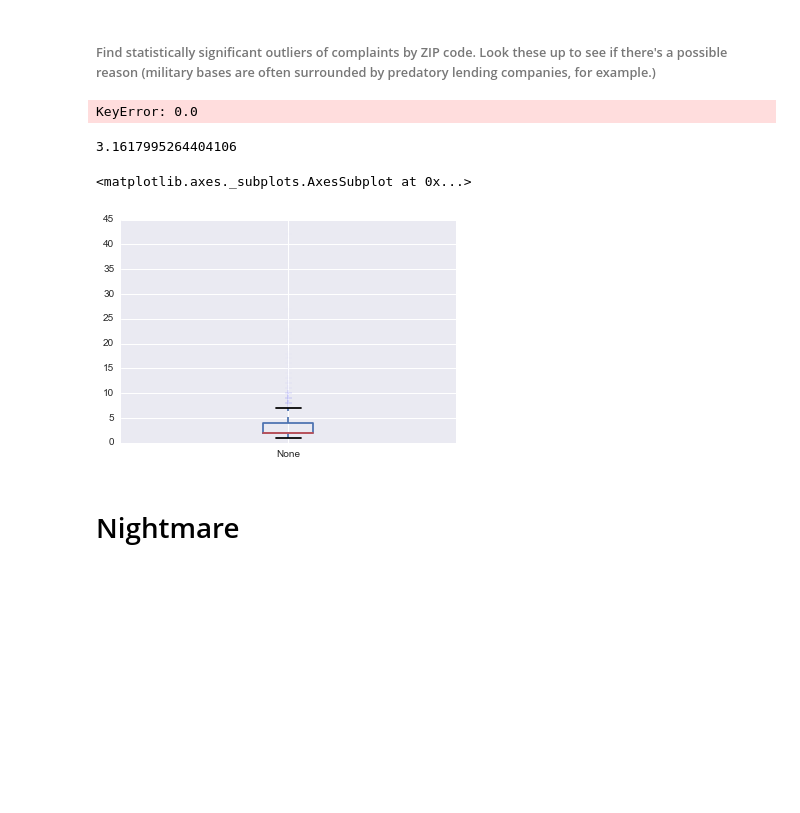
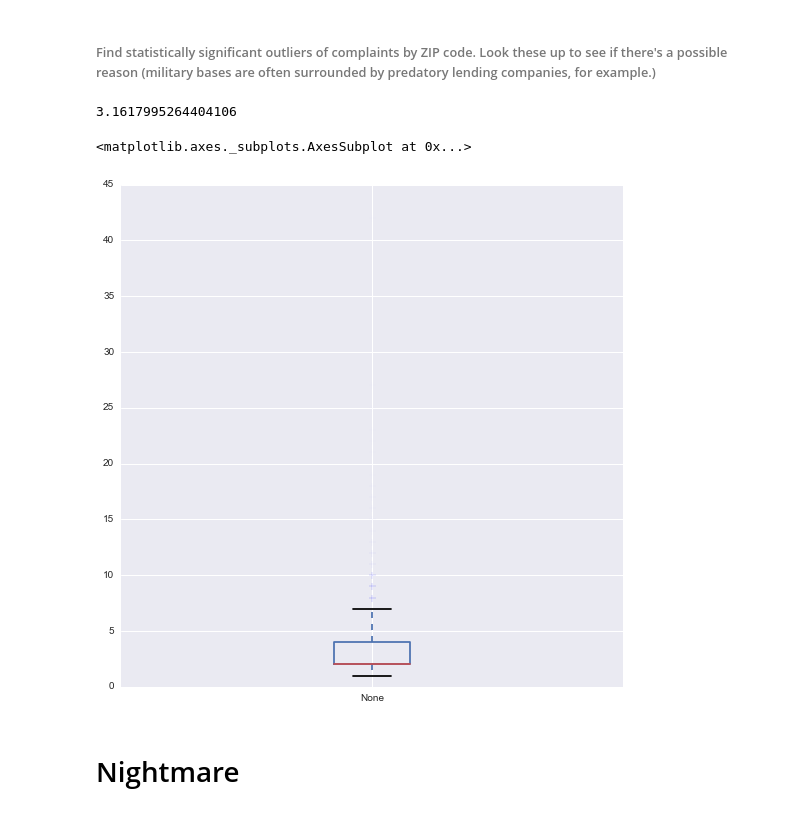
Before and after one commit to tiyd-python-2015-01/consumer-complaints, a Jupyter notebook: consumer_complaints.ipynb, the cells around one changed output. Drawn from its saved outputs; the diff is of its cells as text; code cells hidden in the pictures; blank space fills up the shorter version.

```diff
--- a/consumer_complaints.ipynb
+++ b/consumer_complaints.ipynb
@@ -155,21 +155,17 @@ ply.axvline(mean_comp_per_ten_thousand, linewidth=2, color = 'r', linestyle='das
 # %% [markdown]
 ###### Find statistically significant outliers of complaints by ZIP code. Look these up to see if there's a possible reason (military bases are often surrounded by predatory lending companies, for example.)
 # %%
-zip_codes = cc_file['ZIP code'].value_counts()
-
-zip_codes[0:10]
+zip_codes = cc_file['ZIP code'].value_counts()[:10]
-# %% [output]
-KeyError: 0.0
 # %%
 zip_codes_mean = zip_codes.mean()
 zip_codes_mean
 # %% [output]
 3.1617995264404106
 # %%
-zip_codes.plot(kind ='box')
+zip_codes.plot(kind ='box', figsize =(9,9))
 # %% [output]
 <matplotlib.axes._subplots.AxesSubplot at 0x...>
-[figure, old version]
+[figure, new version]
 # %% [markdown]
 # Nightmare
 # %% [markdown]
```
Also changed, not shown: parts of 4 cells of this notebook.
